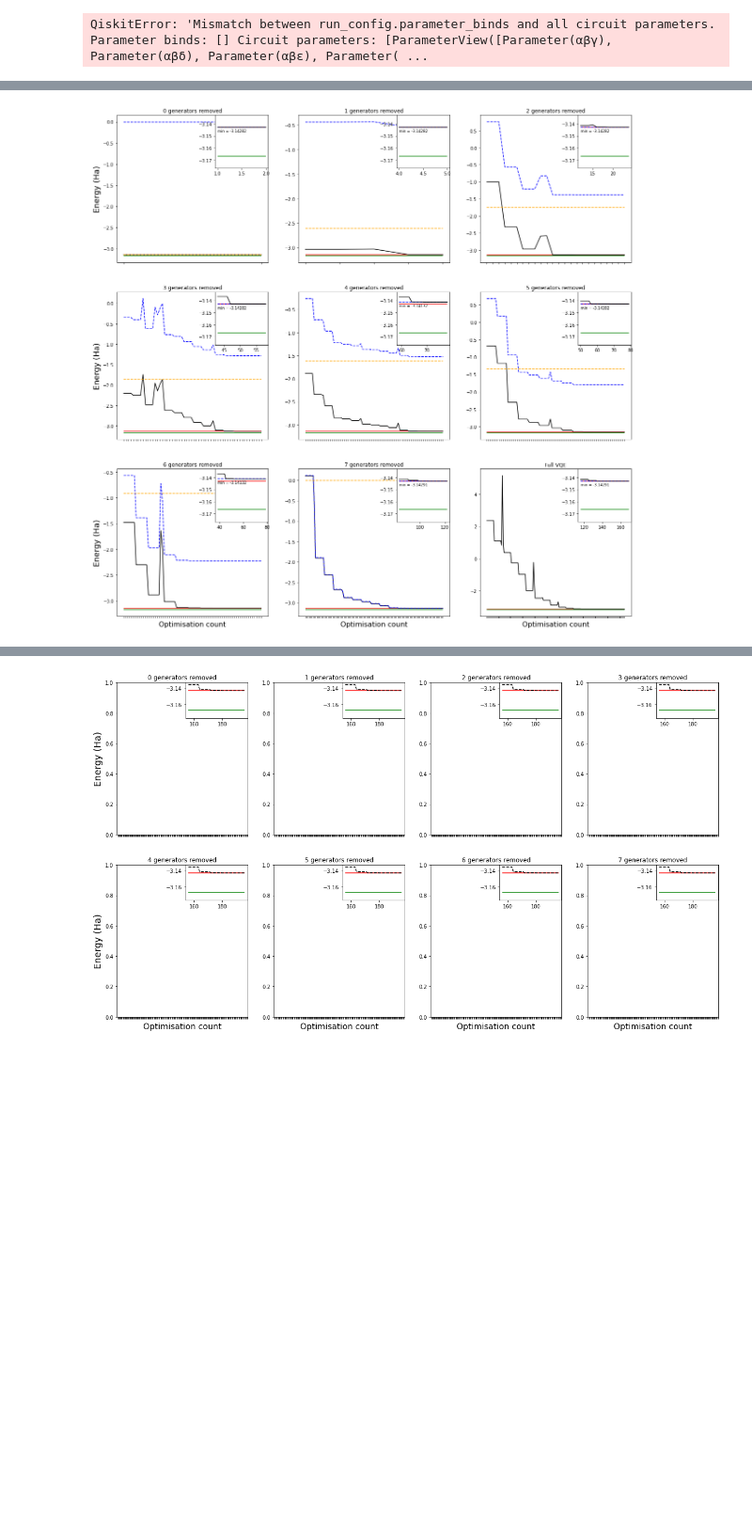
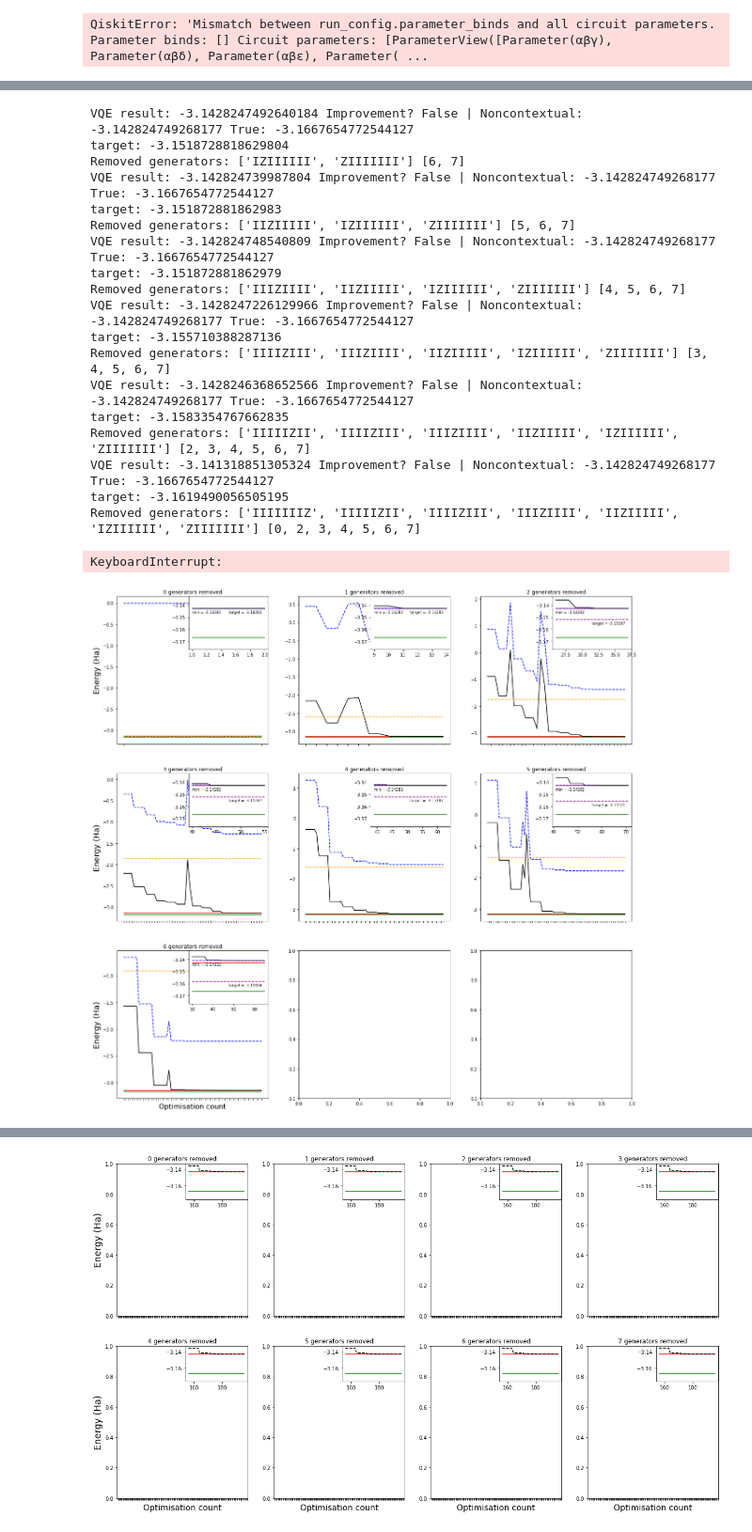
Before and after one commit to wmkirby1/CS-VQE, a Jupyter notebook: HeH+ Example.ipynb, the cells around one changed output, grey strips where cells are left out. Shown at 94% size. Cells and saved outputs as stored; diff of their text form; code cells hidden in the pictures; blank space fills up the shorter version.

Commit message:
Constructing circuits for true CS-VQE (scalable qubit count)

```diff
--- a/HeH+ Example.ipynb
+++ b/HeH+ Example.ipynb
@@ -163,7 +176,7 @@ anticommuting generators: {'IZZZZZXI': 0.0401721867526775, 'IIIIIIZI': 0.9991927
 # %%
-ham_q = qonvert.dict_to_QubitOperator(ham, num_qubits)
-ham_noncon_q = qonvert.dict_to_QubitOperator(ham_noncon, num_qubits)
-ham_context_q = qonvert.dict_to_QubitOperator(ham_context, num_qubits)
+ham_q = qonvert.dict_to_QubitOperator(ham)
+ham_noncon_q = qonvert.dict_to_QubitOperator(ham_noncon)
+ham_context_q = qonvert.dict_to_QubitOperator(ham_context)
 initial_state='00010000'
 
 #take expectation value algebraically
@@ -228,0 +257,13 @@ true_gs
+# %%
+X=range(1, 9)
+Y=[]
+for no_q in X:
+    ham_red_q = qonvert.dict_to_QubitOperator(ham_red[no_q-1])
+    gs_red = get_ground_state(get_sparse_operator(ham_red_q, no_q).toarray())
+    Y.append(gs_red[0])
+
+figure(figsize=(12, 9), dpi=200)
+plt.plot(X, Y)
+plt.scatter(X, Y)
+plt.ylabel('Energy (Ha)',fontsize=16)
+plt.xlabel('No. qubits in VQE simulation',fontsize=16)
@@ -517,17 +552,24 @@ for comb in list(itertools.combinations(param_chars, 2)):
 
 #discard generators left to right whilst performing VQE
 for index, grid in enumerate(grid_pos):
+    if index == 0:
+        target_energy = gs_noncon_energy
+    else:
+        ham_red_q = qonvert.dict_to_QubitOperator(ham_red[index-1])
+        gs_red = get_ground_state(get_sparse_operator(ham_red_q, index).toarray())
+        target_energy = gs_red[0]
+    print('target:', target_energy)
 
     if grid == (2,2):
-        #print('Running full VQE routine...')
-        #ucc_fix = []
-        #for p in ucc.keys():
-        #    p_list = list(deepcopy(p))
-        #    p_list.reverse()
-        #    ucc_fix.append(''.join(p_list))
+        print('Running full VQE routine...')
+        #ucc_reversed=[]
+        #for p in list(ucc.keys()):
+        #    p_ref = list(deepcopy(p))
+        #    p_ref.reverse()
+        #    ucc_reversed.append(''.join(p_ref))
         #    #print(p_list)
         ##print(ucc_fix)
-        #anz = c_anz.construct_ansatz(init_state = [4], paulis=ucc_fix, trot_order=2)
+        #anz = c_anz.construct_ansatz(init_state = [4], paulis=ucc_reversed, trot_order=2)
 
         anz_terms = []
         for q in range(num_qubits):
@@ -587,9 +629,10 @@ for index, grid in enumerate(grid_pos):
                 blank_op = ['I' for i in range(num_qubits+1)]
                 blank_op[q] = 'Y'
                 anz_terms.append(blank_op)
-            #    for p in q_hist:
-            #        blank_op[p] = 'Y'
-            #    q_hist.append(q)
+                #for p in q_hist:
+                #    blank_op[p] = 'Y'
+                #anz_terms.append(blank_op)
+                #q_hist.append(q)
 
             anz = c_anz.construct_ansatz(init_state = [4], paulis=anz_terms, trot_order=2)
 
@@ -609,6 +652,8 @@ for index, grid in enumerate(grid_pos):
             #anz = c_anz.construct_ansatz(paulis=ucc_fix, circ=anz, trot_order=2)
             #anz = c_anz.construct_ansatz(paulis=ucc_fix, circ=anz, index_offset = 100) #2nd order trotterisation
             #anz += c_anz.exp_P('IIIYYIII', rot = Parameter('a'))
+            #ent_map = list(itertools.combinations(range(num_qubits+1), 2))
+            #anz += TwoLocal(no_q, 'ry', 'cx', ent_map, reps=2, insert_barriers=True)
 
         # store parity in auxiliary qubit (8) via CNOT cascade
         anz.cx(2, 3),anz.cx(3, 4),anz.cx(4, 5),anz.cx(5, 6),anz.cx(6, 8)
@@ -671,6 +716,7 @@ for index, grid in enumerate(grid_pos):
         axs[grid].set_title("%i generators removed" % abs(index))
     axs[grid].set_xticklabels([])
 
+    # plotting zoomed portion of graph to observe convergence
     X_zoom = []
     Y_zoom = []
     for index, t in enumerate(Y_total):
@@ -682,15 +728,21 @@ for index, grid in enumerate(grid_pos):
     ax_box = axs[grid].get_position()
     ax_origin = (ax_box.get_points())[1]
     sf_size = 0.08
-    sub_axes = plt.axes([ax_origin[0]-sf_size, ax_origin[1]-sf_size, sf_size, sf_size])
+    sub_axes = plt.axes([ax_origin[0]-sf_size*1.5, ax_origin[1]-sf_size, sf_size*1.5, sf_size])
 
     # plot the zoomed portion
     sub_axes.set_ylim((true_gs-0.01, gs_noncon_energy+0.01))
     sub_axes.plot(X_zoom, Y_zoom, color='black')
+    # lines fixed at noncontextual ground energy and true ground energy
     sub_axes.hlines(gs_noncon_energy, X_zoom[0], X_zoom[-1], color='r')
     sub_axes.hlines(true_gs, X_zoom[0], X_zoom[-1], color='g')
+    # plotting the target value given the number of qubits simulated
+    sub_axes.hlines(target_energy, X_zoom[0], X_zoom[-1], color='purple', ls='--')
+    sub_axes.text(x=median(X_zoom), y=target_energy-0.004, s= 'target = '+str(round(target_energy, 5)), size='small')
+    # plotting the convergence value
     sub_axes.hlines(Y_zoom[-1], X_zoom[0], X_zoom[-1], color='b', ls='--')
     sub_axes.text(x=X_zoom[0], y=Y_total[-1]-0.004, s= 'min = '+str(round(Y_total[-1], 5)), size='small')
+
 
     if grid[0] == 2:
         axs[grid].set_xlabel('Optimisation count',fontsize=16)
@@ -720,4 +760,23 @@ VQE result: -3.1429056352029696 Improvement? True | Noncontextual: -3.1428247492
+VQE result: -3.1428247492640184 Improvement? False | Noncontextual: -3.142824749268177 True: -3.1667654772544127
+target: -3.1518728818629804
+Removed generators: ['IZIIIIII', 'ZIIIIIII'] [6, 7]
+VQE result: -3.142824739987804 Improvement? False | Noncontextual: -3.142824749268177 True: -3.1667654772544127
+target: -3.151872881862983
+Removed generators: ['IIZIIIII', 'IZIIIIII', 'ZIIIIIII'] [5, 6, 7]
+VQE result: -3.142824748540809 Improvement? False | Noncontextual: -3.142824749268177 True: -3.1667654772544127
+target: -3.151872881862979
+Removed generators: ['IIIZIIII', 'IIZIIIII', 'IZIIIIII', 'ZIIIIIII'] [4, 5, 6, 7]
+VQE result: -3.1428247226129966 Improvement? False | Noncontextual: -3.142824749268177 True: -3.1667654772544127
+target: -3.155710388287136
+Removed generators: ['IIIIZIII', 'IIIZIIII', 'IIZIIIII', 'IZIIIIII', 'ZIIIIIII'] [3, 4, 5, 6, 7]
+VQE result: -3.1428246368652566 Improvement? False | Noncontextual: -3.142824749268177 True: -3.1667654772544127
+target: -3.1583354767662835
+Removed generators: ['IIIIIZII', 'IIIIZIII', 'IIIZIIII', 'IIZIIIII', 'IZIIIIII', 'ZIIIIIII'] [2, 3, 4, 5, 6, 7]
+VQE result: -3.141318851305324 Improvement? False | Noncontextual: -3.142824749268177 True: -3.1667654772544127
+target: -3.1619490056505195
+Removed generators: ['IIIIIIIZ', 'IIIIIZII', 'IIIIZIII', 'IIIZIIII', 'IIZIIIII', 'IZIIIIII', 'ZIIIIIII'] [0, 2, 3, 4, 5, 6, 7]
+KeyboardInterrupt:
-[figure, old version]
+[figure, new version]
 # %%
 print(vqe_run_context)
 # %%
```
Also changed, not shown: parts of 25 cells of this notebook, 2 other files.
